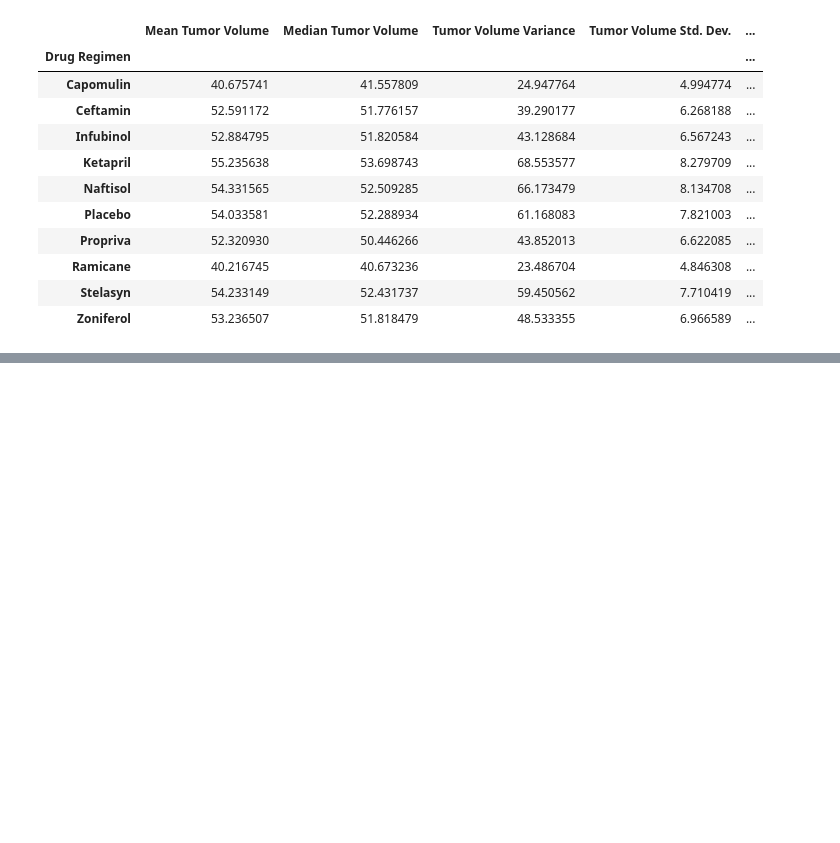
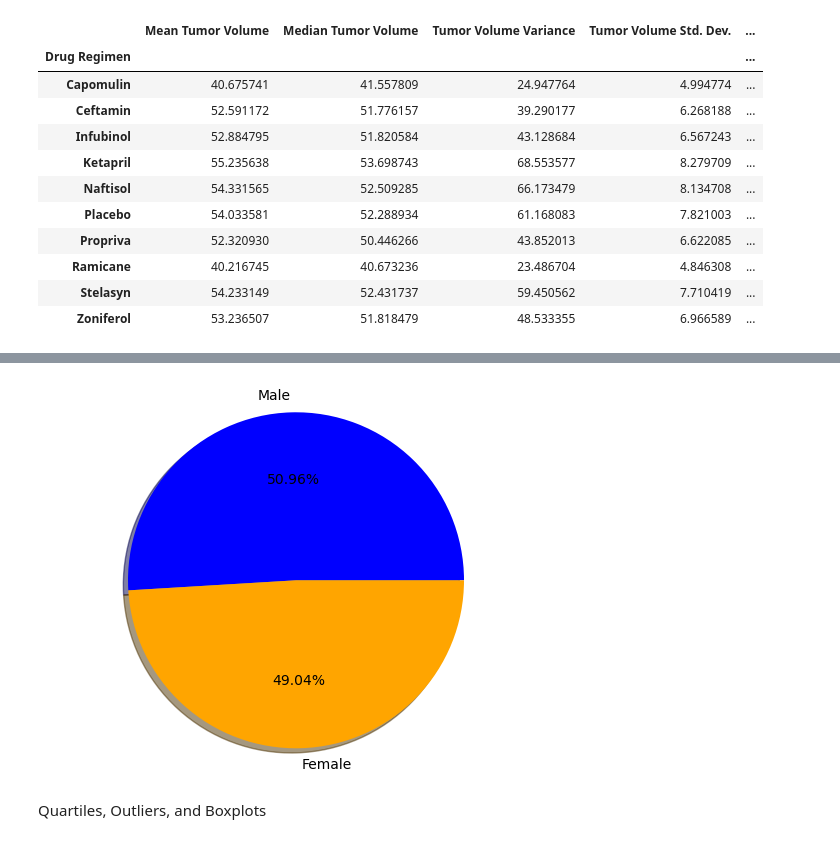
Before and after one commit to Cookees81/pymaceuticals-challenge, a Jupyter notebook: my_pymaceuticals.ipynb, the cells around one changed output, grey strips where cells are left out. Drawn from its saved outputs; the diff is of its cells as text; code cells hidden in the pictures; blank space fills up the shorter version.

```diff
--- a/my_pymaceuticals.ipynb
+++ b/my_pymaceuticals.ipynb
@@ -201,0 +243,17 @@ summary_stats
+# %%
+sex = ['Male', 'Female']
+counts = ['958', '922']
+colors = ['blue', 'orange']
+explode = [0, 0]
+
+# plt.pie(pie_votes, explode=explode, labels=pies, colors=colors,
+#         autopct="%0.2f%%", shadow=True, startangle=90)
+
+plt.pie(counts, explode=explode, labels=sex, colors=colors,
+       autopct="%0.2f%%", shadow=True, startangle = 0)
+plt.axis("equal")
+plt.show()
+# %% [output]
+[figure, added]
+# %% [markdown]
+Quartiles, Outliers, and Boxplots
```
Also changed, not shown: parts of 6 cells of this notebook, 1 other file.
